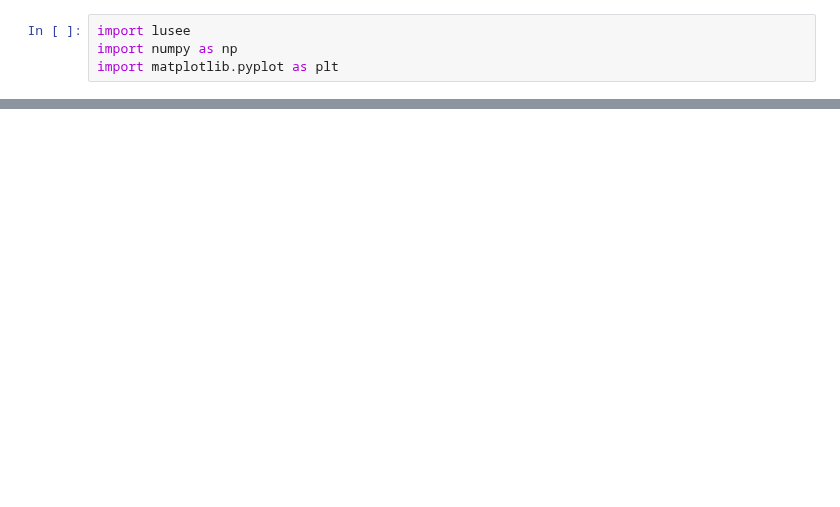
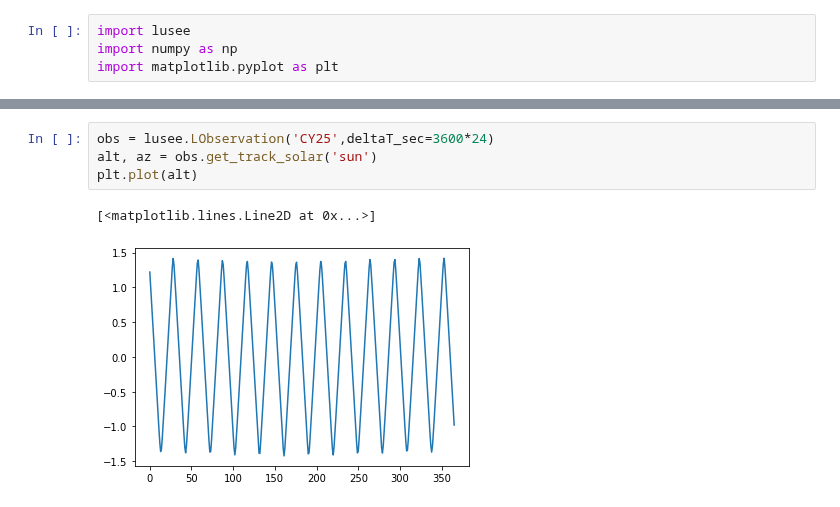
Before and after one commit to lusee-night/luseepy, a Jupyter notebook: notebooks/transits.ipynb, the cells around one changed output, grey strips where cells are left out. Cells and saved outputs as stored; diff of their text form; blank space fills up the shorter version.

```diff
--- a/notebooks/transits.ipynb
+++ b/notebooks/transits.ipynb
@@ -51,0 +29,7 @@ plt.legend()
+# %%
+obs = lusee.LObservation('CY25',deltaT_sec=3600*24)
+alt, az = obs.get_track_solar('sun')
+plt.plot(alt)
+# %% [output]
+[<matplotlib.lines.Line2D at 0x...>]
+[figure, added]
```
Also changed, not shown: parts of 7 cells of this notebook, 1 other file.
